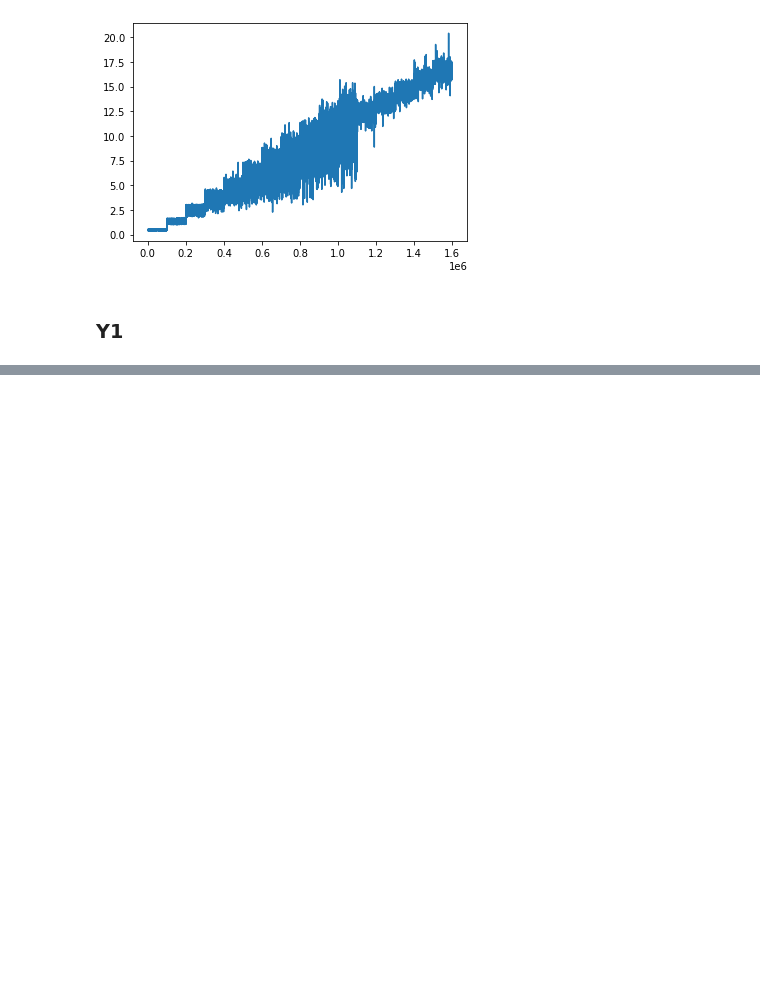
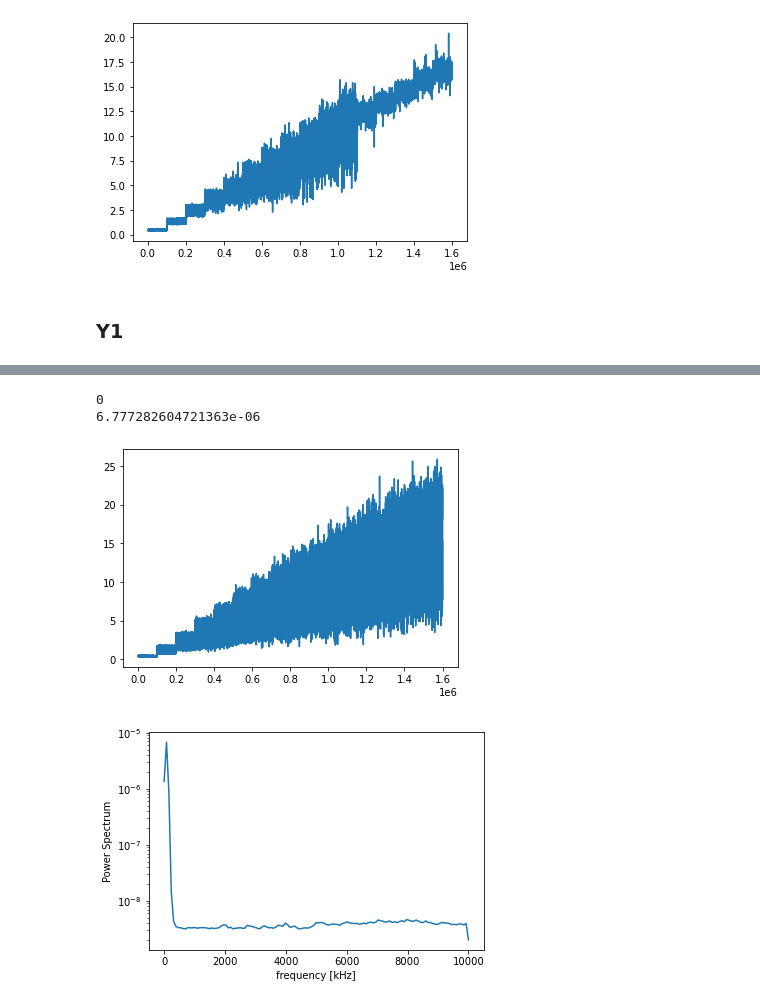
Before and after one commit to felgcoll/Anemometry_Data_Exploration, a Jupyter notebook: Anemometry.ipynb, the cells around one changed output, grey strips where cells are left out. Drawn from its saved outputs; the diff is of its cells as text; code cells hidden in the pictures; blank space fills up the shorter version.

```diff
--- a/Anemometry.ipynb
+++ b/Anemometry.ipynb
@@ -161,8 +220,0 @@ plt.show()
-# %%
-fs = 20e3
-f, Pxx_spec = signal.welch(df[0], fs, nperseg=1024)
-plt.figure()
-plt.semilogy(f, Pxx_spec)
-plt.xlabel('frequency [kHz]')
-plt.ylabel('Power Spectrum')
-plt.show()
@@ -173,4 +220,0 @@ from scipy.fft import fft
-# %%
-x = df[0].to_numpy()
-# %%
-y = fft(x)
@@ -191,0 +230,68 @@ plt.show()
+# %%
+df1 = pd.read_csv('/home/bryan/Escritorio/Ayudantías 2021/Bent_cylinder_L100_90deg_yminus1.csv', header=None)
+plt.plot(df1[0])
+
+### Y1
+
+#Propiedades
+d = 0.05
+vis = 0.00000151
+counter = 0*16
+Fst = []
+fexp = []
+for i in range(0,1600000,100000):
+    print(counter)
+    try:
+        fs = 20e3
+        f, Pxx_spec = signal.welch(df1[0].iloc[i:i+100000], fs, nperseg=256)
+
+        fig = plt.figure()
+        ax = fig.add_subplot(111)
+        #plt.figure()
+        plt.semilogy(f, Pxx_spec)
+
+        y = np.amax(Pxx_spec)
+        fexp.append(y)
+        x = 0
+
+        y_=0
+        for vv in range(len(Pxx_spec)):
+            if Pxx_spec[vv] == y:
+                x = vv
+            if Pxx_spec[vv] == y/2:
+                y_ = vv
+        #x = x[Pxx.index]
+        #x
+        x = f[x]
+        y_ = f[y_]
+        #pŕint('Frecuency value')
+        print(y)
+
+        plt.xlabel('frequency [kHz]')
+        plt.ylabel('Power Spectrum')
+        plt.show()
+
+
+
+    except:
+        pass
+
+    re = d*float(vel.iloc[counter])/vis
+    print()
+
+    st = 0.012-2.7/re
+    fst = st*float(vel.iloc[counter])/d
+    #print(fst)
+    Fst.append(fst)
+
+
+    counter += 1
+
+plt.scatter(Fst,fexp)
+plt.xlabel('fexp')
+plt.ylabel('fst')
+# %% [output]
+0
+6.777282604721363e-06
+[figure, added]
+[figure, added]
```
Also changed, not shown: parts of 27 cells of this notebook.
